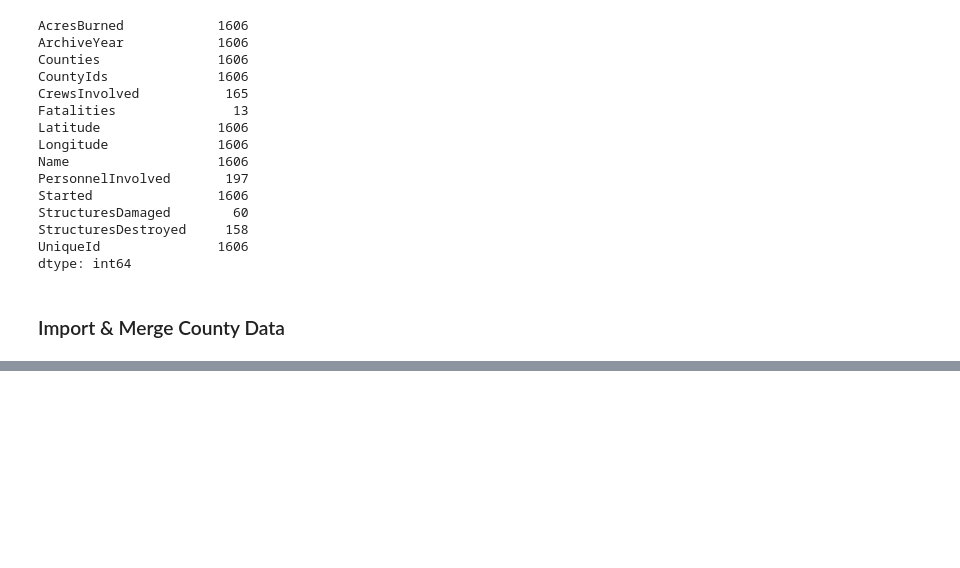
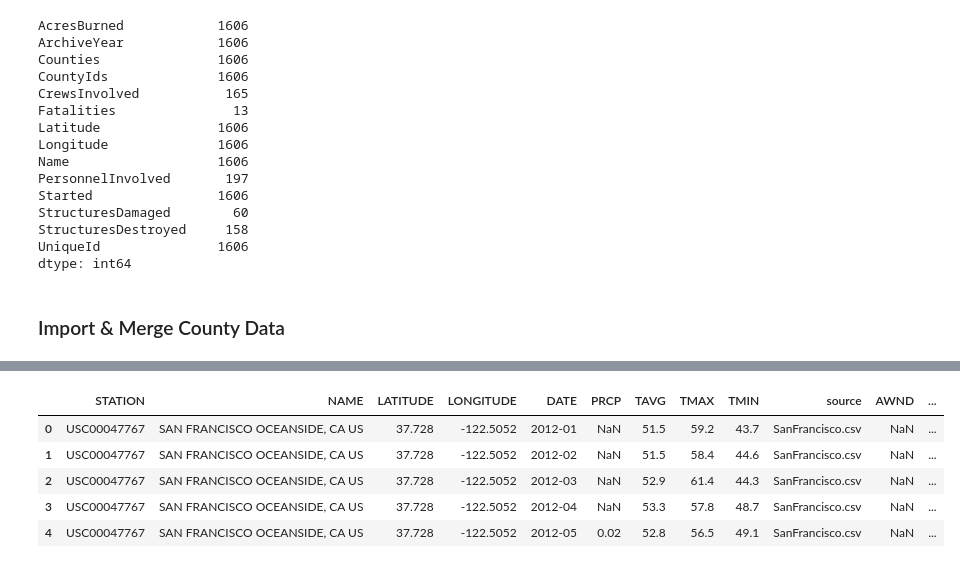
Before and after one commit to chloebellehooton/Group-5-Project, a Jupyter notebook: Wildfire_County_ETL.ipynb, the cells around one changed output, grey strips where cells are left out. Saved outputs shown, nothing was run; the diff lists cells and outputs as text; code cells hidden in the pictures; blank space fills up the shorter version.

```diff
--- a/Wildfire_County_ETL.ipynb
+++ b/Wildfire_County_ETL.ipynb
@@ -192,0 +221,6 @@ Same with temp, maybe it's best to only look at precipitation
+# %%
+#Drop all columns except source, date, prcp
+county_df_prcp = county_df_prcp.drop(['LATITUDE','LONGITUDE','TAVG','TMAX',
+                            'TMIN','AWND'],1)
+county_df_prcp = county_df_prcp.rename(columns={'PRCP': 'MONTHLY_PRCP'})
+county_df_prcp.tail()
@@ -192,0 +235,12 @@ Same with temp, maybe it's best to only look at precipitation
+# %%
+#Add monthly precipitation to county_df
+test_df = pd.merge(county_df, county_df_prcp,how='left',
+                   left_on=['source','source'], right_on = ['DATE','DATE'])
+test_df.head()
+# %% [output]
+|  | STATION | NAME | LATITUDE | LONGITUDE | DATE | PRCP | TAVG | TMAX | TMIN | source | AWND | ... |
+| 0 | USC00047767 | SAN FRANCISCO OCEANSIDE, CA US | 37.728 | -122.5052 | 2012-01 | NaN | 51.5 | 59.2 | 43.7 | SanFrancisco.csv | NaN | ... |
+| 1 | USC00047767 | SAN FRANCISCO OCEANSIDE, CA US | 37.728 | -122.5052 | 2012-02 | NaN | 51.5 | 58.4 | 44.6 | SanFrancisco.csv | NaN | ... |
+| 2 | USC00047767 | SAN FRANCISCO OCEANSIDE, CA US | 37.728 | -122.5052 | 2012-03 | NaN | 52.9 | 61.4 | 44.3 | SanFrancisco.csv | NaN | ... |
+| 3 | USC00047767 | SAN FRANCISCO OCEANSIDE, CA US | 37.728 | -122.5052 | 2012-04 | NaN | 53.3 | 57.8 | 48.7 | SanFrancisco.csv | NaN | ... |
+| 4 | USC00047767 | SAN FRANCISCO OCEANSIDE, CA US | 37.728 | -122.5052 | 2012-05 | 0.02 | 52.8 | 56.5 | 49.1 | SanFrancisco.csv | NaN | ... |
```
Also changed, not shown: parts of 10 cells of this notebook.
